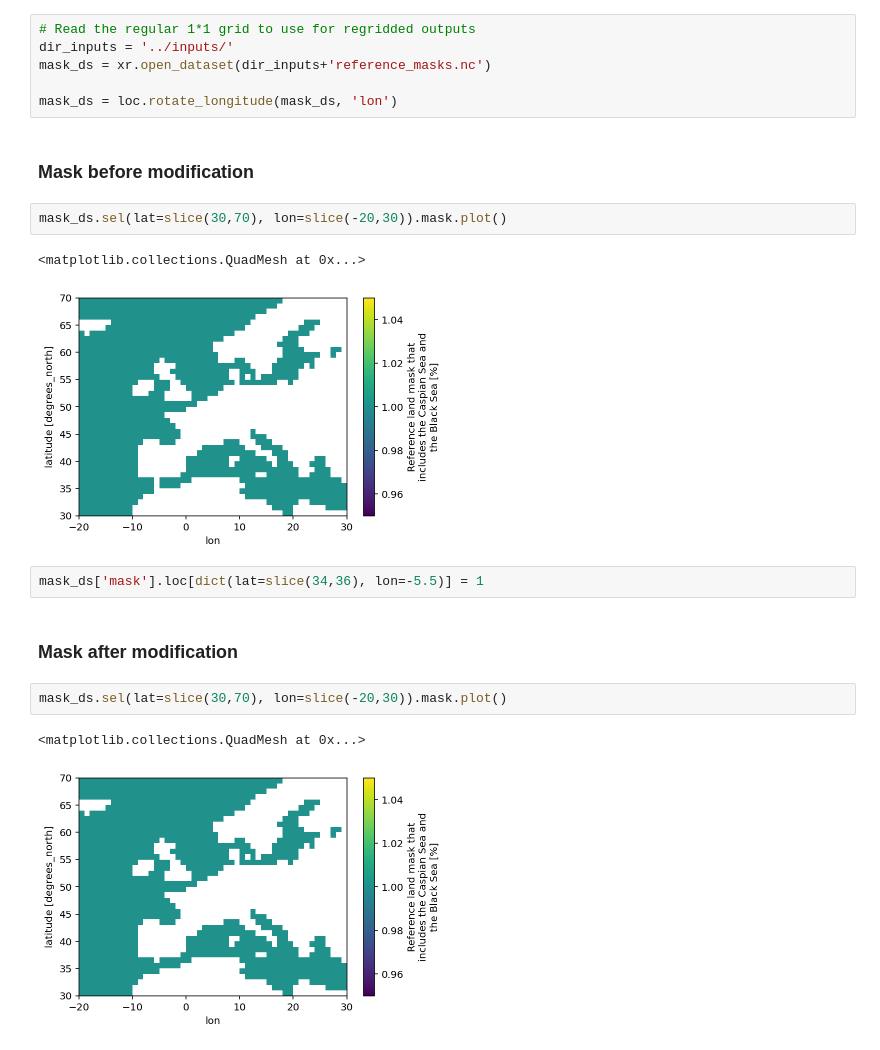
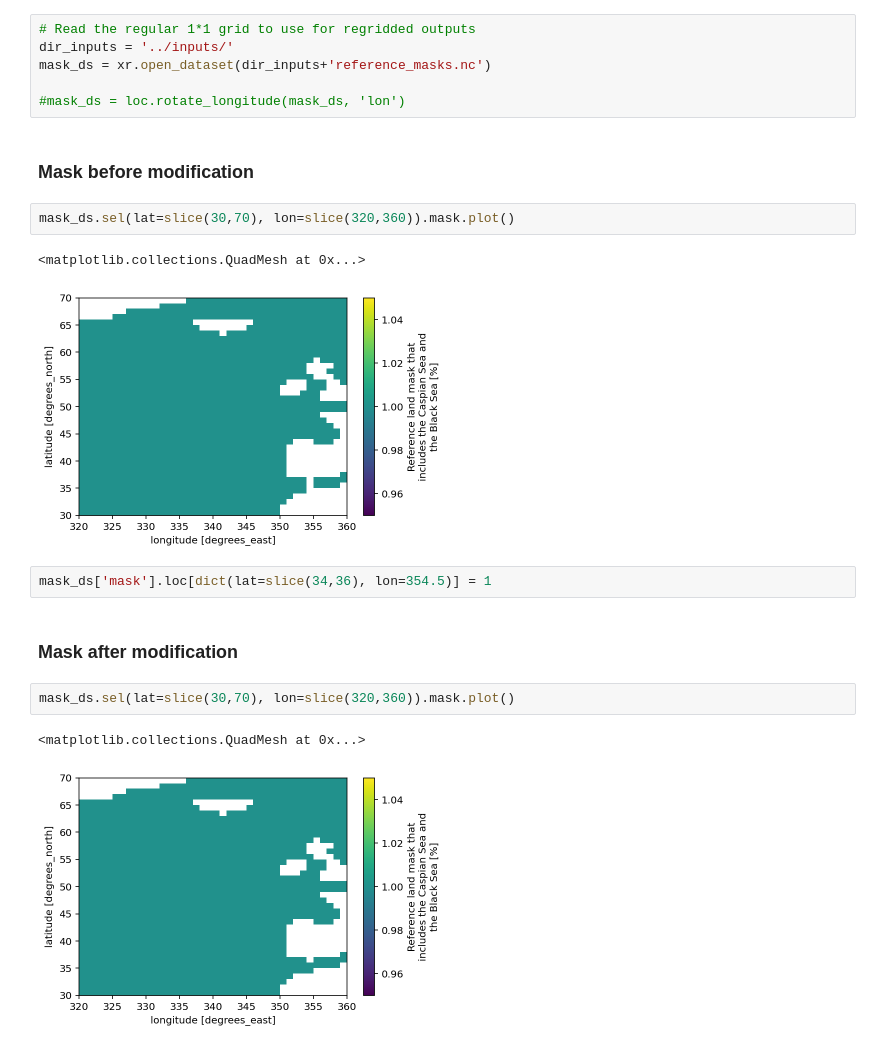
Before and after one commit to dlebars/CMIP_SeaLevel, a Jupyter notebook: notebooks/ModifyMask.ipynb, the cells around one changed output. Saved outputs shown, nothing was run; the diff lists cells and outputs as text.

```diff
--- a/notebooks/ModifyMask.ipynb
+++ b/notebooks/ModifyMask.ipynb
@@ -17,20 +17,20 @@ import mod_loc as loc
 dir_inputs = '../inputs/'
 mask_ds = xr.open_dataset(dir_inputs+'reference_masks.nc')
 
-mask_ds = loc.rotate_longitude(mask_ds, 'lon')
+#mask_ds = loc.rotate_longitude(mask_ds, 'lon')
 # %% [markdown]
 ### Mask before modification
 # %%
-mask_ds.sel(lat=slice(30,70), lon=slice(-20,30)).mask.plot()
+mask_ds.sel(lat=slice(30,70), lon=slice(320,360)).mask.plot()
 # %% [output]
 <matplotlib.collections.QuadMesh at 0x...>
-[figure, old version]
+[figure, new version]
 # %%
-mask_ds['mask'].loc[dict(lat=slice(34,36), lon=-5.5)] = 1
+mask_ds['mask'].loc[dict(lat=slice(34,36), lon=354.5)] = 1
 # %% [markdown]
 ### Mask after modification
 # %%
-mask_ds.sel(lat=slice(30,70), lon=slice(-20,30)).mask.plot()
+mask_ds.sel(lat=slice(30,70), lon=slice(320,360)).mask.plot()
 # %% [output]
 <matplotlib.collections.QuadMesh at 0x...>
-[figure, old version]
+[figure, new version]
```
Also changed, not shown: 2 other files.
